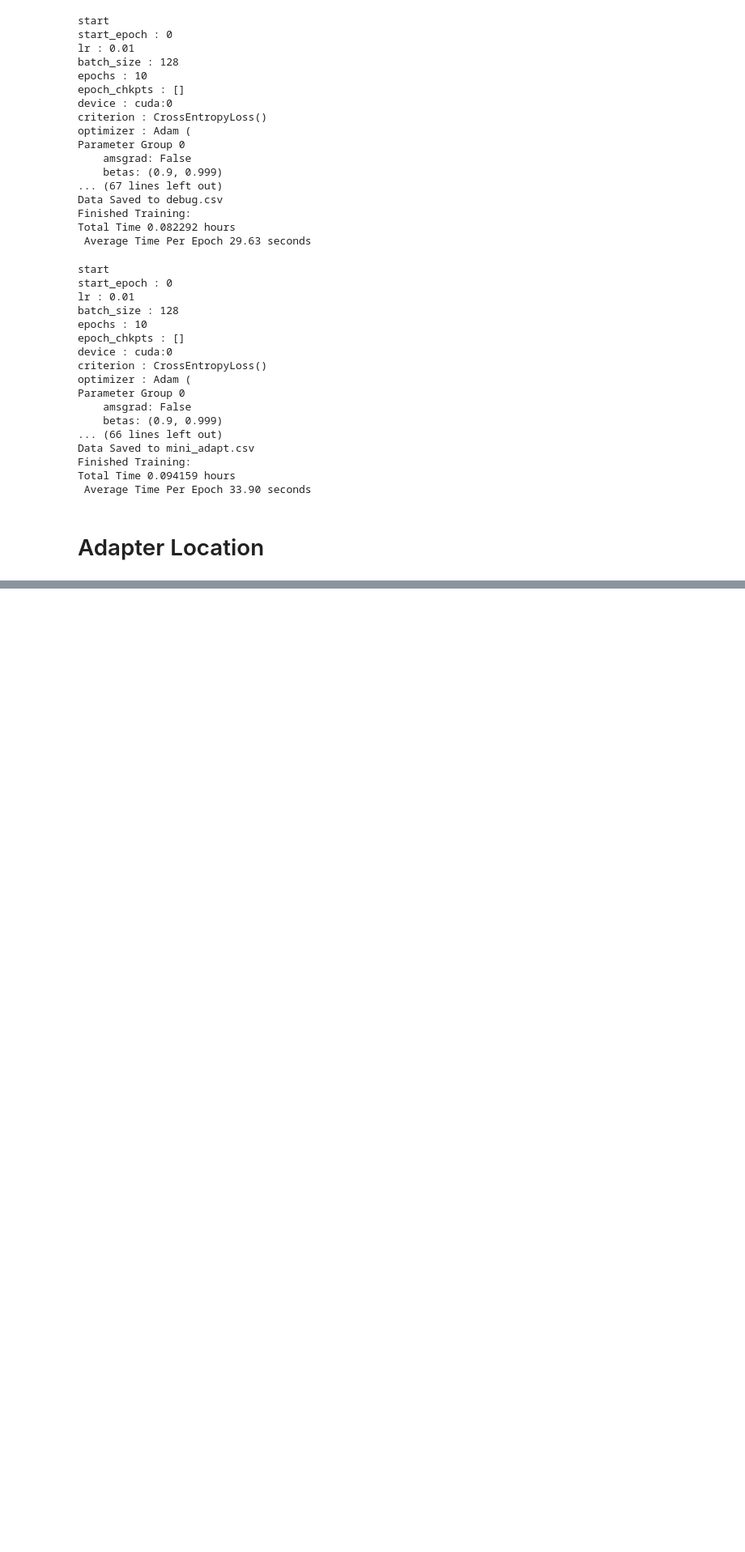
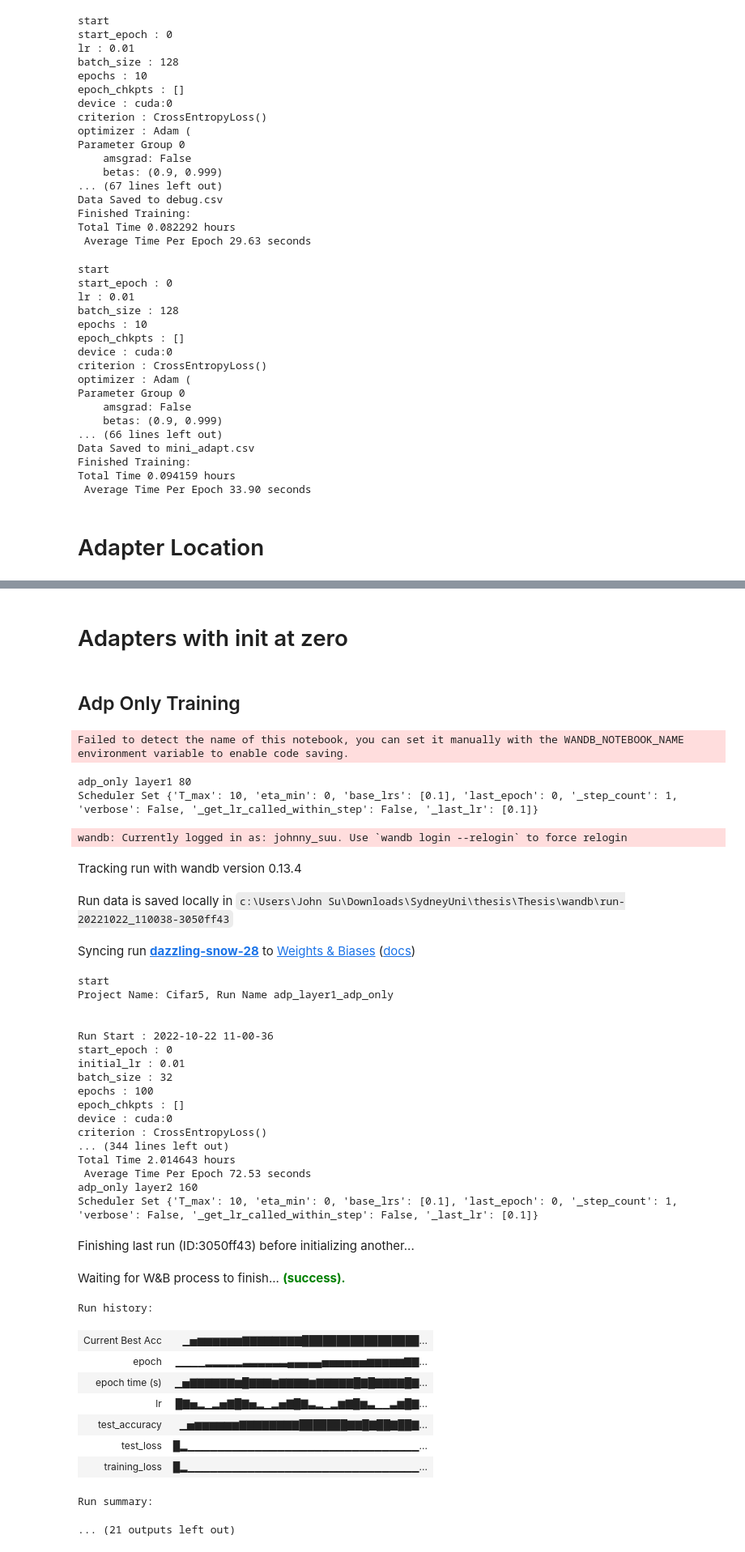
Before and after one commit to Johnnny-suu/Adapters_BNNs-Thesis-, a Jupyter notebook: Cifar_n.ipynb, the cells around one changed output, grey strips where cells are left out. Shown: that part at 81% size. Drawn from its saved outputs; the diff is of its cells as text; code cells hidden in the pictures; blank space fills up the shorter version.

```diff
--- a/Cifar_n.ipynb
+++ b/Cifar_n.ipynb
@@ -643,0 +739,80 @@ tensor([[  0.0000, -19.9601, -34.0094, -21.9788, -34.0053]],
+# %% [markdown]
+# Adapters with init at zero
+# %% [markdown]
+## Adp Only Training
+# %%
+
+device = 'cuda:0' if torch.cuda.is_available() else 'cpu'
+PATH = '.\SavedModels\Cifar5\Baseline_BNN_Resnet18_2022_10_21_10_47_20\Baseline_BNN_Resnet18_best_acc.pth'
+BinCifar5_state_dict = torch.load(PATH,map_location= device)
+
+
+layers = ['layer1','layer2','layer3']
+channels = [80,160,320]
+
+
+for layer,channel in zip(layers,channels):
+    for t in ['adp_only']:
+        print(t,layer,channel)
+        torch.manual_seed(42)
+        adapter_model = resnet18_adapt(num_classes=5)
+        adapter_model.load_state_dict(BinCifar5_state_dict)
+
+        if t == 'adp_only':
+            adapter_model.freeze()
+        conv_adp = conv_adapter(channel,kernel = 1, padding= 0)
+        conv_adp.init_weight_zeros()
+
+        adapter_model.add_adapter(after = layer,adapter = conv_adp)
+        trainer = adapter_Trainer(model = adapter_model,seed = 123,model_name = f'adp_{layer}_{t}',project_name = 'Cifar5',classes = classes,binarise= True)
+        m = trainer.model
+        m.to(trainer.device)
+        for head in [m.fc,m.bn3,m.bn3]:
+            for p in head.parameters():
+                p.requires_grad = True
+            head.train()
+        trainer.lr = 0.01
+        trainer.batch_size = 32
+        trainer.epochs =100
+        trainer.epoch_chkpts = []
+        trainer.start_epoch = 0
+        # trainer.scheduler = optim.lr_scheduler.CosineAnnealingLR(trainer.optimizer, T_max= trainer.epochs)
+        trainer.tags = ['finetune',f'Training: {t}',f'Adpater Location {layer}']
+        trainer.train(train59_loader,test59_loader)
+# %% [output]
+Failed to detect the name of this notebook, you can set it manually with the WANDB_NOTEBOOK_NAME environment variable to enable code saving.
+adp_only layer1 80
+Scheduler Set {'T_max': 10, 'eta_min': 0, 'base_lrs': [0.1], 'last_epoch': 0, '_step_count': 1, 'verbose': False, '_get_lr_called_within_step': False, '_last_lr': [0.1]}
+wandb: Currently logged in as: johnny_suu. Use `wandb login --relogin` to force relogin
+Tracking run with wandb version 0.13.4
+Run data is saved locally in c:\Users\John Su\Downloads\SydneyUni\thesis\Thesis\wandb\run-20221022_110038-3050ff43
+Syncing run dazzling-snow-28 to Weights & Biases (docs)
+start
+Project Name: Cifar5, Run Name adp_layer1_adp_only
+
+
+Run Start : 2022-10-22 11-00-36
+start_epoch : 0
+initial_lr : 0.01
+batch_size : 32
+epochs : 100
+epoch_chkpts : []
+device : cuda:0
+criterion : CrossEntropyLoss()
+... (344 lines left out)
+Total Time 2.014643 hours
+ Average Time Per Epoch 72.53 seconds
+adp_only layer2 160
+Scheduler Set {'T_max': 10, 'eta_min': 0, 'base_lrs': [0.1], 'last_epoch': 0, '_step_count': 1, 'verbose': False, '_get_lr_called_within_step': False, '_last_lr': [0.1]}
+Finishing last run (ID:3050ff43) before initializing another...
+Waiting for W&B process to finish... (success).
+Run history:
+| Current Best Acc | ▁▅▆▆▆▆▆▆▇▇▇▇▇▇▇▇█████████████████... |
+| epoch | ▁▁▁▁▂▂▂▂▂▃▃▃▃▃▃▄▄▄▄▄▅▅▅▅▅▅▆▆▆▆▆▇▇... |
+| epoch time (s) | ▁▅▇▇▇▇▇▇▆█▇▇▇▆▇▇▇▇▆▇▇▇▇▇█▇█▇▇▇▇█▇... |
+| lr | █▇▅▂▁▂▅▇█▇▅▂▁▂▅▇█▇▃▂▁▂▆▇█▆▃▁▁▃▆█▇... |
+| test_accuracy | ▁▅▆▆▆▆▆▆▇▇▇▇▇▇▇▇███████▇▇█▇██▇██▇... |
+| test_loss | █▂▁▁▁▁▁▁▁▁▁▁▁▁▁▁▁▁▁▁▁▁▁▁▁▁▁▁▁▁▁▁▁... |
+| training_loss | █▂▁▁▁▁▁▁▁▁▁▁▁▁▁▁▁▁▁▁▁▁▁▁▁▁▁▁▁▁▁▁▁... |
+Run summary:
+... (21 outputs left out)
```
Also changed, not shown: parts of 11 cells of this notebook, 7 other files.
